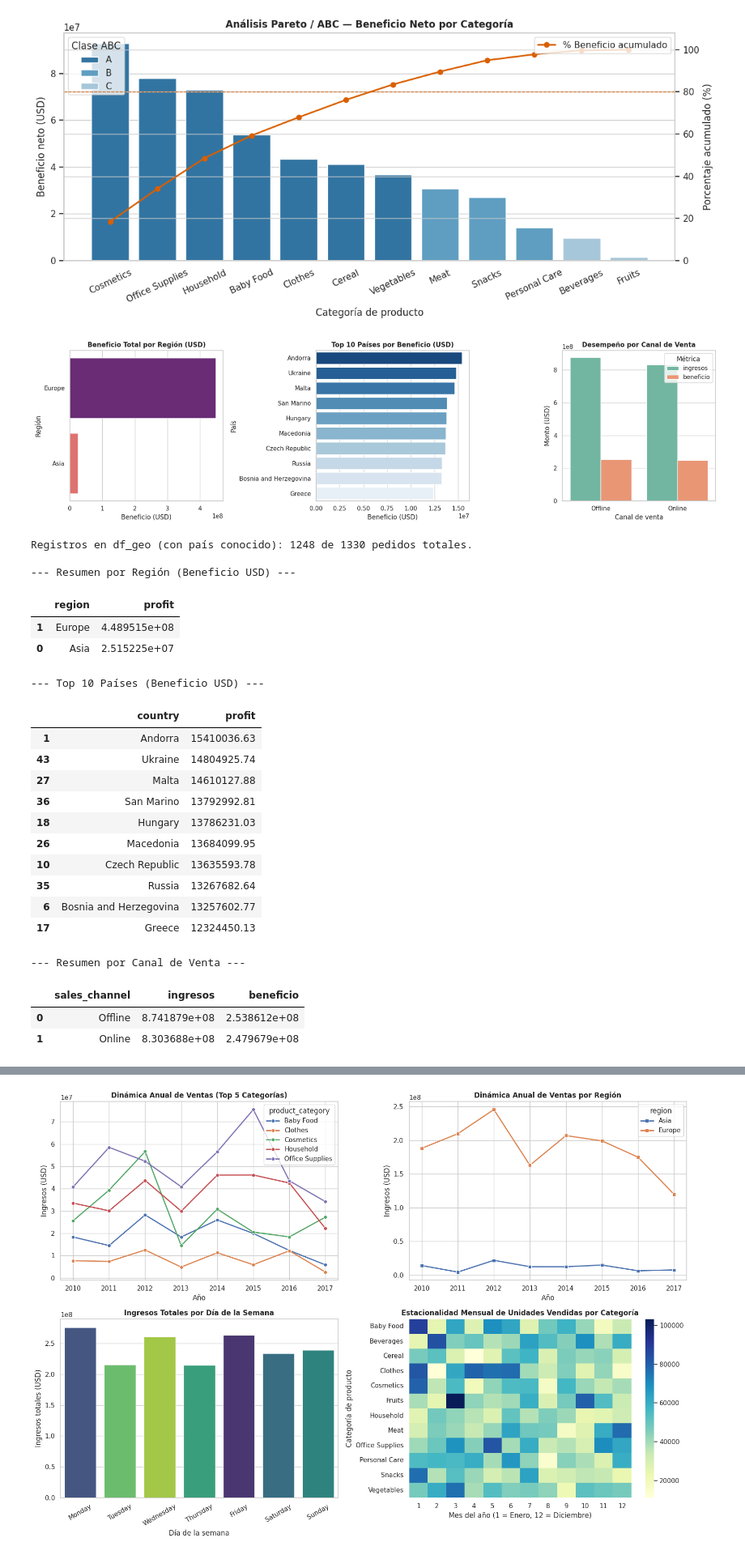
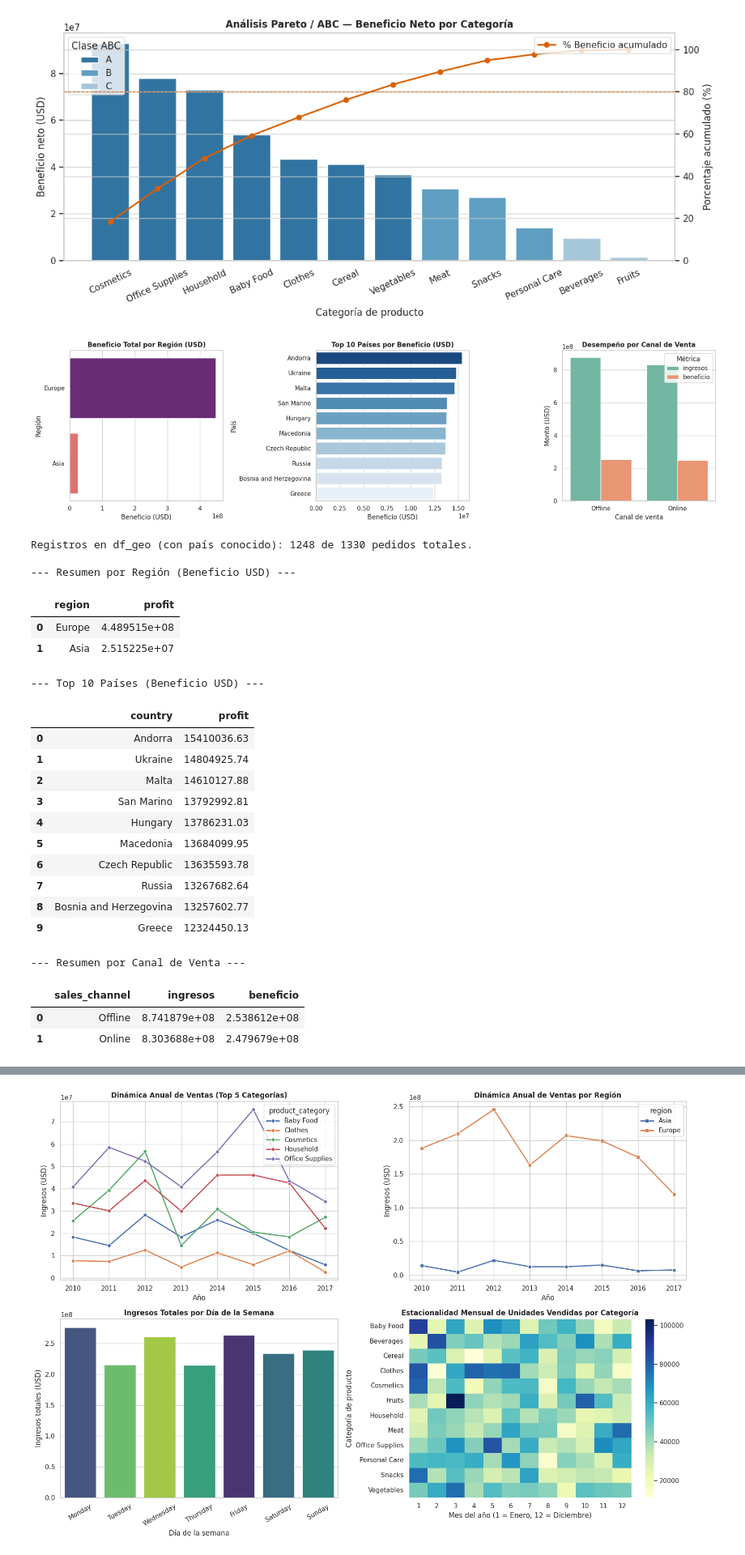
Before and after one commit to rorellana-analytics/data-analytics-portfolio, a Jupyter notebook: Analisis_Ventas_Globales_Python.ipynb, the cells around one changed output, grey strips where cells are left out. Shown at 81% size. Saved outputs shown, nothing was run; the diff lists cells and outputs as text; code cells hidden in the pictures.

```diff
--- a/Analisis_Ventas_Globales_Python.ipynb
+++ b/Analisis_Ventas_Globales_Python.ipynb
@@ -345,7 +480,14 @@ events['shipping_days'] = (events['Ship Date'] - events['Order Date']).dt.days
 # 4. Imputar los 2 valores faltantes de 'Units Sold' con la mediana de su mismo Product ID
 # (Conserva los 1,330 pedidos; en la hoja de cálculo depurada sin vacíos se reportan 1,328 pedidos)
 mediana_por_producto = events.groupby('Product ID')['Units Sold'].transform('median')
-events['Units Sold'] = events['Units Sold'].fillna(mediana_por_producto).round().astype(int)
+mediana_global = events['Units Sold'].median()
+events['Units Sold'] = (
+    events['Units Sold']
+    .fillna(mediana_por_producto)
+    .fillna(mediana_global)
+    .round()
+    .astype(int)
+)
 
 # ==============================================================================
 # ETAPA 3.1: COMBINACIÓN DE TABLAS (MERGE) Y CREACIÓN DE MÉTRICAS FINANCIERAS
@@ -401,7 +543,9 @@ total_unidades = df['units_sold'].sum()
 ingresos_totales = df['revenue'].sum()
 costos_totales = df['cost'].sum()
 beneficio_total = df['profit'].sum()
-margen_global = (beneficio_total / ingresos_totales) * 100
+margen_global = float(
+    np.where(ingresos_totales != 0, (beneficio_total / ingresos_totales) * 100, np.nan)
+)
 ticket_promedio = df['revenue'].mean()
 paises_cubiertos = df[df['country'] != 'Unknown']['country'].nunique()
 regiones_cubiertas = df[df['region'] != 'Unknown']['region'].nunique()
@@ -589,6 +733,11 @@ plt.show()
 | 11 | Fruits | 5.520300e+06 | 1425929.52 | 25.83 | 0.28 | 100.00 | C |
 [figure]
 # %%
+try:
+    display
+except NameError:
+    display = print
+
 df_geo = df[df['country'] != 'Unknown'].copy()
 
 fig, axes = plt.subplots(1, 3, figsize=(18, 5))
@@ -598,6 +747,7 @@ reg_summary = (
     df_geo.groupby('region', as_index=False)['profit']
     .sum()
     .sort_values(by='profit', ascending=False)
+    .reset_index(drop=True)
 )
 sns.barplot(
     data=reg_summary,
@@ -619,6 +769,7 @@ top_countries = (
     .sum()
     .sort_values(by='profit', ascending=False)
     .head(10)
+    .reset_index(drop=True)
 )
 sns.barplot(
     data=top_countries,
@@ -638,6 +789,8 @@ axes[1].set_ylabel('País')
 channel_summary = (
     df.groupby('sales_channel', as_index=False)
     .agg(ingresos=('revenue', 'sum'), beneficio=('profit', 'sum'))
+    .sort_values(by='beneficio', ascending=False)
+    .reset_index(drop=True)
 )
 channel_melted = channel_summary.melt(
     id_vars='sales_channel',
@@ -650,46 +803,47 @@ sns.barplot(
     x='sales_channel',
     y='USD',
     hue='Métrica',
+    order=channel_summary['sales_channel'],
     palette='Set2',
     ax=axes[2]
 )
 axes[2].set_title('Desempeño por Canal de Venta', fontweight='bold')
 axes[2].set_xlabel('Canal de venta')
 axes[2].set_ylabel('Monto (USD)')
 
 plt.tight_layout()
 plt.show()
 
 # Mejora añadida: tablas de soporte numérico sin alterar los gráficos anteriores
 print(f"Registros en df_geo (con país conocido): {len(df_geo)} de {len(df)} pedidos totales.")
 print("\n--- Resumen por Región (Beneficio USD) ---")
 display(reg_summary.round(2))
 
 print("\n--- Top 10 Países (Beneficio USD) ---")
 display(top_countries.round(2))
 
 print("\n--- Resumen por Canal de Venta ---")
 display(channel_summary.round(2))
 # %% [output]
 [figure]
 Registros en df_geo (con país conocido): 1248 de 1330 pedidos totales.
 
 --- Resumen por Región (Beneficio USD) ---
 |  | region | profit |
-| 1 | Europe | 4.489515e+08 |
-| 0 | Asia | 2.515225e+07 |
+| 0 | Europe | 4.489515e+08 |
+| 1 | Asia | 2.515225e+07 |
 --- Top 10 Países (Beneficio USD) ---
 |  | country | profit |
-| 1 | Andorra | 15410036.63 |
-| 43 | Ukraine | 14804925.74 |
-| 27 | Malta | 14610127.88 |
-| 36 | San Marino | 13792992.81 |
-| 18 | Hungary | 13786231.03 |
-| 26 | Macedonia | 13684099.95 |
-| 10 | Czech Republic | 13635593.78 |
-| 35 | Russia | 13267682.64 |
-| 6 | Bosnia and Herzegovina | 13257602.77 |
-| 17 | Greece | 12324450.13 |
+| 0 | Andorra | 15410036.63 |
+| 1 | Ukraine | 14804925.74 |
+| 2 | Malta | 14610127.88 |
+| 3 | San Marino | 13792992.81 |
+| 4 | Hungary | 13786231.03 |
+| 5 | Macedonia | 13684099.95 |
+| 6 | Czech Republic | 13635593.78 |
+| 7 | Russia | 13267682.64 |
+| 8 | Bosnia and Herzegovina | 13257602.77 |
+| 9 | Greece | 12324450.13 |
 --- Resumen por Canal de Venta ---
 |  | sales_channel | ingresos | beneficio |
 | 0 | Offline | 8.741879e+08 | 2.538612e+08 |
```
Also changed, not shown: parts of 9 cells of this notebook.
